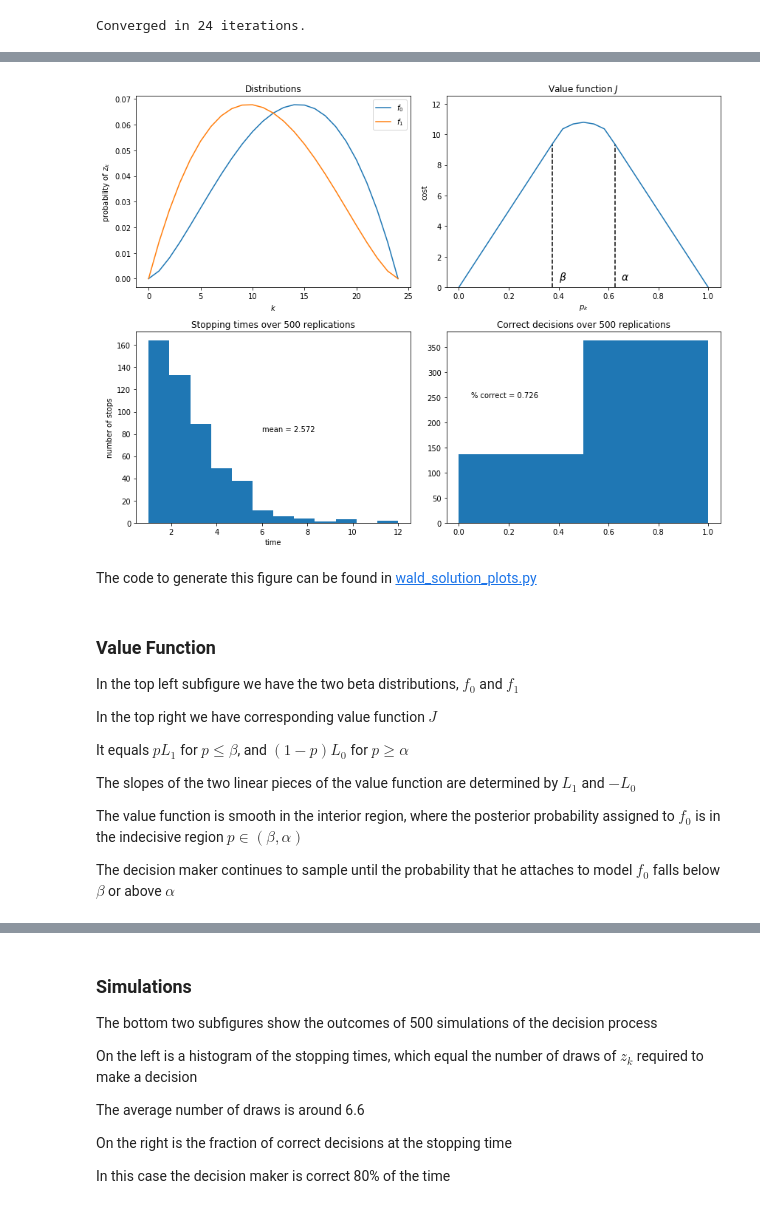
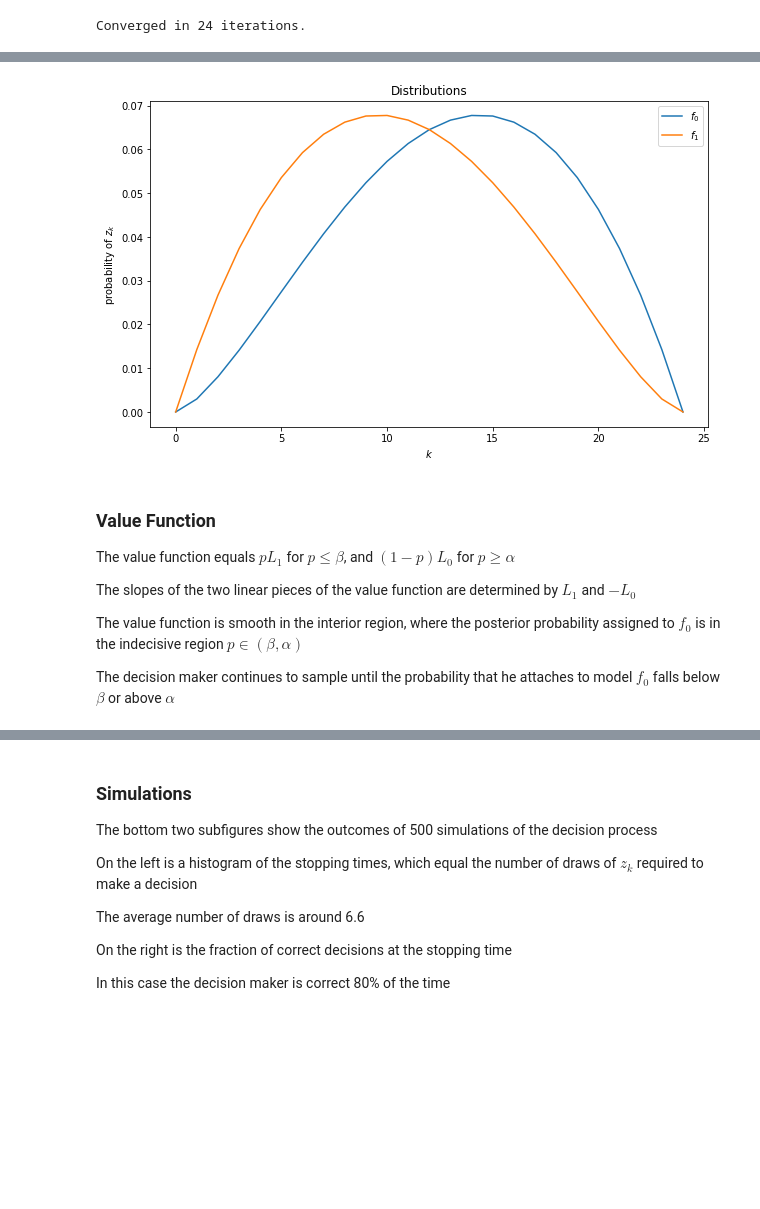
Before and after one commit to jstac/jitting_py_lectures, a Jupyter notebook: wald_friedman.ipynb, the cells around one changed output, grey strips where cells are left out. Cells and saved outputs as stored; diff of their text form; code cells hidden in the pictures; blank space fills up the shorter version.

```diff
--- a/wald_friedman.ipynb
+++ b/wald_friedman.ipynb
@@ -627,74 +540,18 @@ We’ll start with the following parameterization
-# %%
-def analysis_plot(c=1.25, L0=25, L1=25, a0=2.5, b0=2.0, a1=2.0, b1=2.5, m=25):
-
-    '''
-    c: Cost of another draw
-    L0: Cost of selecting x0 when x1 is true
-    L1: Cost of selecting x1 when x0 is true
-    a0, b0: Parameters for f0 (beta distribution)
-    a1, b1: Parameters for f1 (beta distribution)
-    m: Size of grid
-    '''
-
-    f0 = np.clip(st.beta.pdf(np.linspace(0, 1, m), a=a0, b=b0), 1e-6, np.inf)
-    f0 = f0 / np.sum(f0)
-    f1 = np.clip(st.beta.pdf(np.linspace(0, 1, m), a=a1, b=b1), 1e-6, np.inf)
-    f1 = f1 / np.sum(f1)  # Make sure sums to 1
-
-    # Create an instance of our WaldFriedman class
-    wf = WaldFriedman(c, L0, L1, f0, f1, m=m)
-    # Solve using qe's `compute_fixed_point` function
-    J = wf.solve_model()
-
-    lb, ub = wf.find_cutoff_rule(J)
-
-    # Get draws
-    ndraws = 500
-    cdist, tdist = wf.stopping_dist(ndraws=ndraws)
-
-    fig, ax = plt.subplots(2, 2, figsize=(12, 9))
-
-    ax[0, 0].plot(f0, label="$f_0$")
-    ax[0, 0].plot(f1, label="$f_1$")
-    ax[0, 0].set(ylabel="probability of $z_k$", xlabel="$k$", title="Distributions")
-    ax[0, 0].legend()
-
-    ax[0, 1].plot(wf.pgrid, J)
-    ax[0, 1].annotate(r"$\beta$", xy=(lb + 0.025, 0.5), size=14)
-    ax[0, 1].annotate(r"$\alpha$", xy=(ub + 0.025, 0.5), size=14)
-    ax[0, 1].vlines(lb, 0.0, payoff_choose_f1(L1, lb), linestyle="--")
-    ax[0, 1].vlines(ub, 0.0, payoff_choose_f0(L0, ub), linestyle="--")
-    ax[0, 1].set(ylim=(0, 0.5 * max(L0, L1)), ylabel="cost",
-                       xlabel="$p_k$", title="Value function $J$")
-
-    # Histogram the stopping times
-    ax[1, 0].hist(tdist, bins=np.max(tdist))
-    ax[1, 0].set_title(f"Stopping times over {ndraws} replications")
-    ax[1, 0].set(xlabel="time", ylabel="number of stops")
-    ax[1, 0].annotate(f"mean = {np.mean(tdist)}", xy=(max(tdist) / 2,
-                      max(np.histogram(tdist, bins=max(tdist))[0]) / 2))
-
-    ax[1, 1].hist(cdist, bins=2)
-    ax[1, 1].set_title(f"Correct decisions over {ndraws} replications")
-    ax[1, 1].annotate(f"% correct = {np.mean(cdist)}",
-                      xy=(0.05, ndraws / 2))
-
-    plt.tight_layout()
-    plt.show()
-
-analysis_plot()
-# %% [output]
-[figure, removed]
-# %% [markdown]
-The code to generate this figure can be found in [wald_solution_plots.py](https://github.com/QuantEcon/QuantEcon.lectures.code/blob/master/wald_friedman/wald_solution_plots.py)
+# %%
+fig, ax = plt.subplots(figsize=(10, 6))
+
+ax.plot(wf.f0, label="$f_0$")
+ax.plot(wf.f1, label="$f_1$")
+ax.set(ylabel="probability of $z_k$", xlabel="$k$", title="Distributions")
+ax.legend()
+
+plt.show()
+# %% [output]
+[figure, added]
 # %% [markdown]
 ### Value Function
 
-In the top left subfigure we have the two beta distributions, $ f_0 $ and $ f_1 $
-
-In the top right we have corresponding value function $ J $
-
-It equals $ p L_1 $ for $ p \leq \beta $, and $ (1-p )L_0 $ for $ p
+The value function equals $ p L_1 $ for $ p \leq \beta $, and $ (1-p )L_0 $ for $ p
 \geq \alpha $
 
 The slopes of the two linear pieces of the value function are determined by $ L_1 $
```
Also changed, not shown: parts of 16 cells of this notebook.
